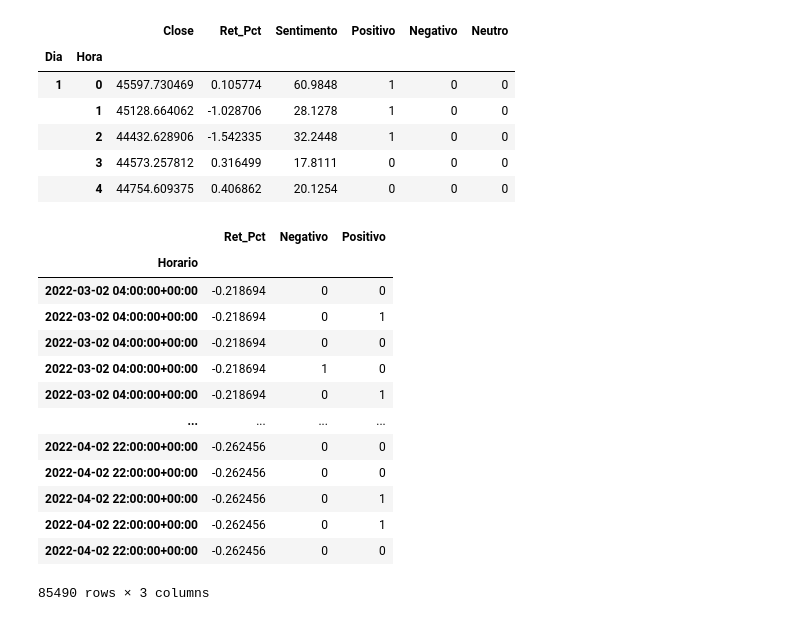
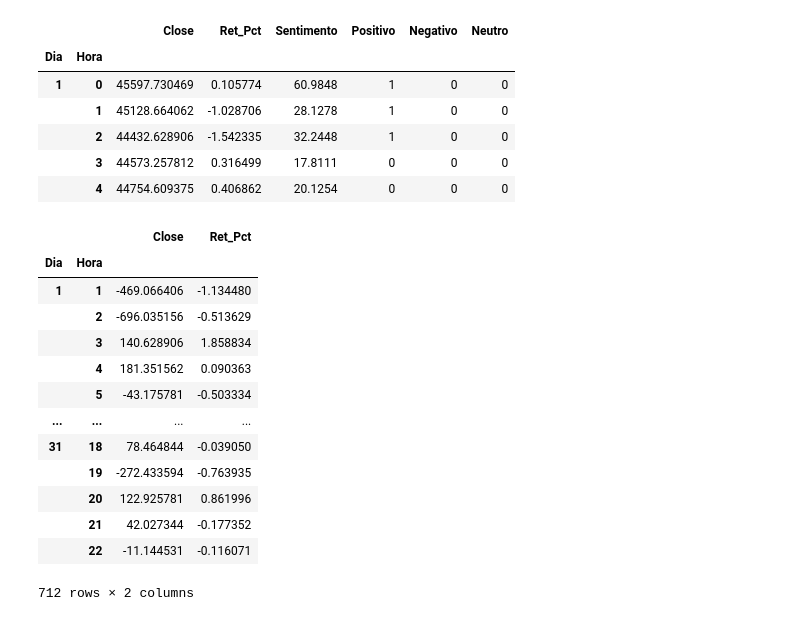
Before and after one commit to thcoelho/Social_Media_And_Financial_Markets, a Jupyter notebook: VAR.ipynb, the cells around one changed output. Drawn from its saved outputs; the diff is of its cells as text; code cells hidden in the pictures.

Commit message:
1_Diff e txt resultados granger

```diff
--- a/VAR.ipynb
+++ b/VAR.ipynb
@@ -34,18 +30,19 @@ Dados_Modelo = Dados.drop(colunas_a_retirar, axis="columns")
-# %%
-Dados_Modelo
-# %% [output]
-|  | Ret_Pct | Negativo | Positivo |
-| Horario |  |  |  |
-| 2022-03-02 04:00:00+00:00 | -0.218694 | 0 | 0 |
-| 2022-03-02 04:00:00+00:00 | -0.218694 | 0 | 1 |
-| 2022-03-02 04:00:00+00:00 | -0.218694 | 0 | 0 |
-| 2022-03-02 04:00:00+00:00 | -0.218694 | 1 | 0 |
-| 2022-03-02 04:00:00+00:00 | -0.218694 | 0 | 1 |
-| ... | ... | ... | ... |
-| 2022-04-02 22:00:00+00:00 | -0.262456 | 0 | 0 |
-| 2022-04-02 22:00:00+00:00 | -0.262456 | 0 | 0 |
-| 2022-04-02 22:00:00+00:00 | -0.262456 | 0 | 1 |
-| 2022-04-02 22:00:00+00:00 | -0.262456 | 0 | 1 |
-| 2022-04-02 22:00:00+00:00 | -0.262456 | 0 | 0 |
-85490 rows × 3 columns
+# %%
+Dados_Hora_1Diff = Dados_Por_hora.loc[:,["Close","Ret_Pct"]].diff().dropna()
+Dados_Hora_1Diff
+# %% [output]
+|  |  | Close | Ret_Pct |
+| Dia | Hora |  |  |
+| 1 | 1 | -469.066406 | -1.134480 |
+|  | 2 | -696.035156 | -0.513629 |
+|  | 3 | 140.628906 | 1.858834 |
+|  | 4 | 181.351562 | 0.090363 |
+|  | 5 | -43.175781 | -0.503334 |
+| ... | ... | ... | ... |
+| 31 | 18 | 78.464844 | -0.039050 |
+|  | 19 | -272.433594 | -0.763935 |
+|  | 20 | 122.925781 | 0.861996 |
+|  | 21 | 42.027344 | -0.177352 |
+|  | 22 | -11.144531 | -0.116071 |
+712 rows × 2 columns
 # %%
```
Also changed, not shown: parts of 5 cells of this notebook, 1 other file.
